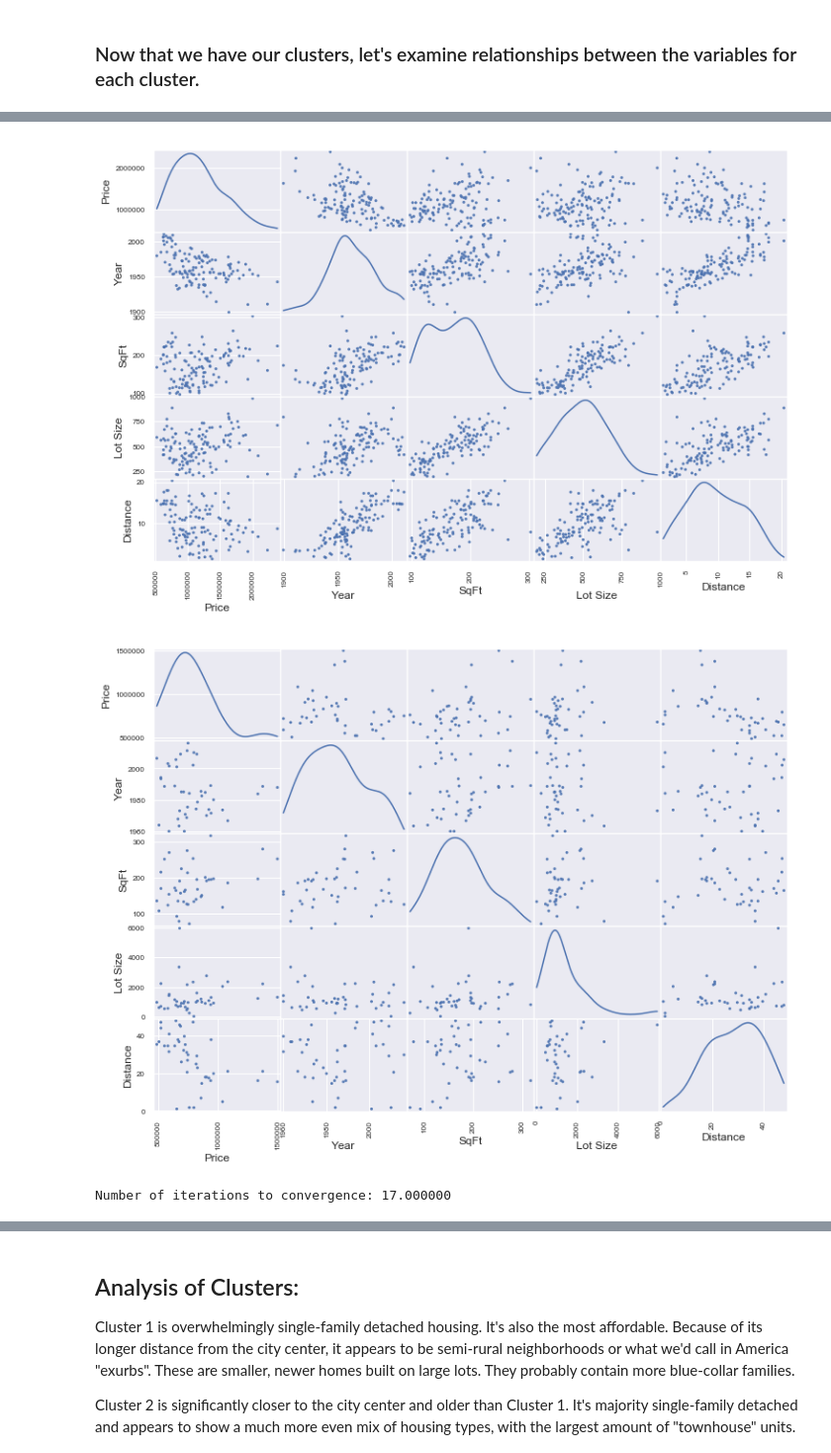
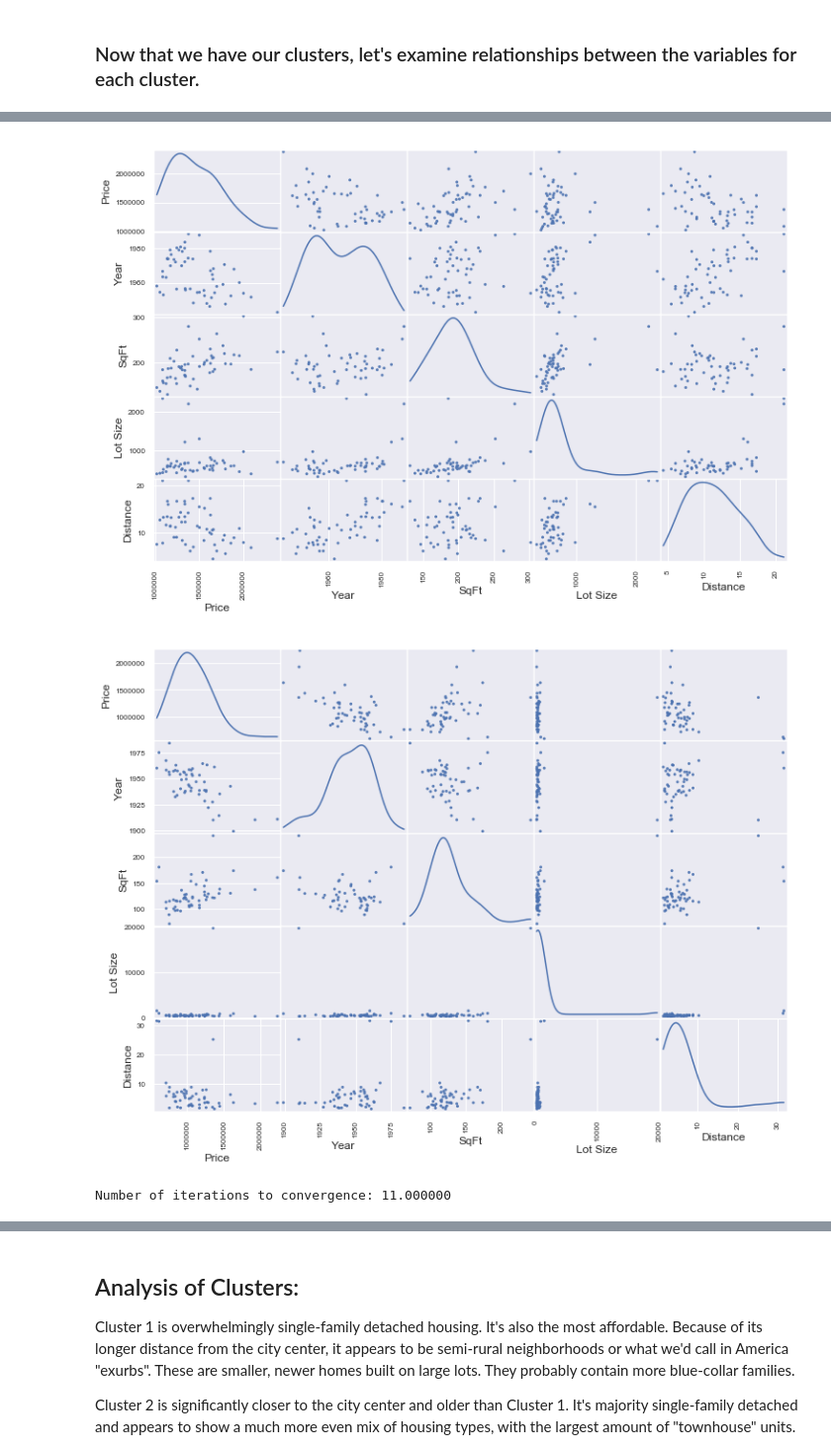
Before and after one commit to drewlehe/Capstone, a Jupyter notebook: Melbourne PCA, GMM Clustering and Classification of Suburbs.ipynb, the cells around one changed output, grey strips where cells are left out. Shown at 99% size. Cells and saved outputs as stored; diff of their text form; code cells hidden in the pictures.

```diff
--- a/Melbourne PCA, GMM Clustering and Classification of Suburbs.ipynb
+++ b/Melbourne PCA, GMM Clustering and Classification of Suburbs.ipynb
@@ -16,7 +13,7 @@ import pandas as pd
 import numpy as np
 import matplotlib.pyplot as plt
 import seaborn as sns
-sns.set(style='darkgrid')
+sns.set(style='darkgrid', font_scale=1.3)
 %matplotlib inline
 # %%
 df=pd.read_csv('Melbourne_housing.csv')
@@ -453,7 +445,7 @@ labels = gmm.predict(Z)
 # %%
-gmm = GMM(n_components=4, random_state=1).fit(Z)
+gmm = GMM(n_components=4, random_state=1, covariance_type='diag').fit(Z)
 labels = gmm.predict(Z)
-data['cluster'] = pd.Series(labels)
+data['Cluster'] = pd.Series(labels)
 plt.figure(figsize=(10,10))
 plt.scatter(reduced_data['Dimension 1'],reduced_data['Dimension 2'], c=labels, cmap='plasma')
 # %% [output]
@@ -492,16 +490,17 @@ pd.plotting.scatter_matrix(X0[['Price','Year', 'SqFt','Lot Size', 'Distance']],
 X1 = X[X['Cluster']==1]
 pd.plotting.scatter_matrix(X1[['Price','Year', 'SqFt','Lot Size', 'Distance']], alpha = 0.9,figsize = (12,8), diagonal = 'kde');
 # %% [output]
-[figure, old version]
+[figure, new version]
 # %%
-X2 = X[X['Cluster']==3]
+X2 = X[X['Cluster']==2]
 
 pd.plotting.scatter_matrix(X2[['Price','Year', 'SqFt','Lot Size', 'Distance']], alpha = 0.9,figsize = (12,9), diagonal = 'kde');
 # %% [output]
-[figure, old version]
+[figure, new version]
 # %%
+#This helps to tell how much computing power was needed
 print("Number of iterations to convergence: %f " %gmm.n_iter_)
 # %% [output]
-Number of iterations to convergence: 17.000000
+Number of iterations to convergence: 11.000000
 # %%
 from pandas import pivot_table
```
Also changed, not shown: parts of 22 cells of this notebook, 1 other file.
